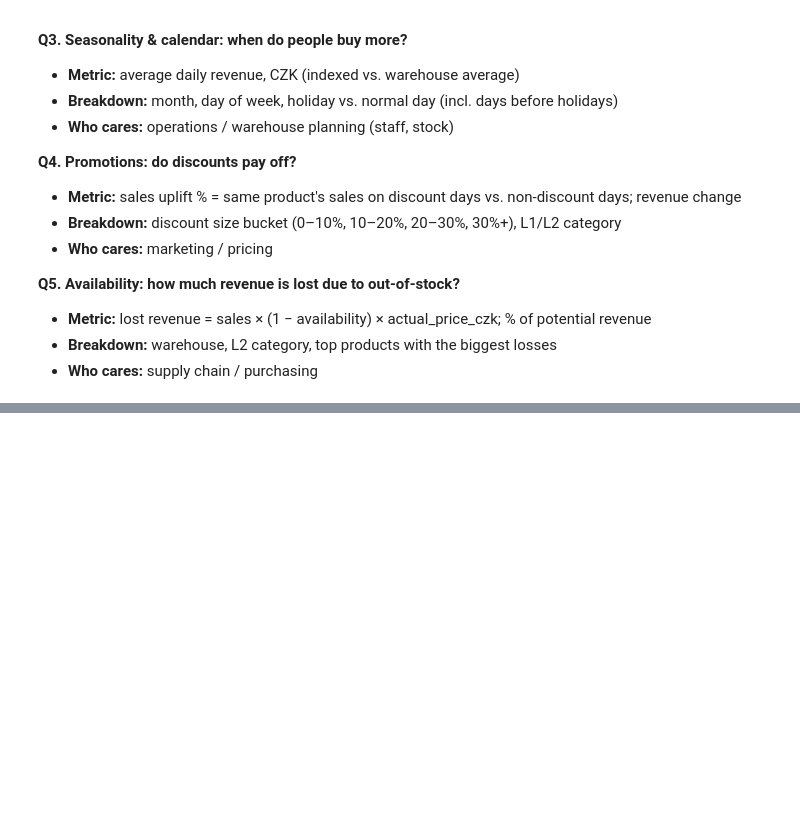
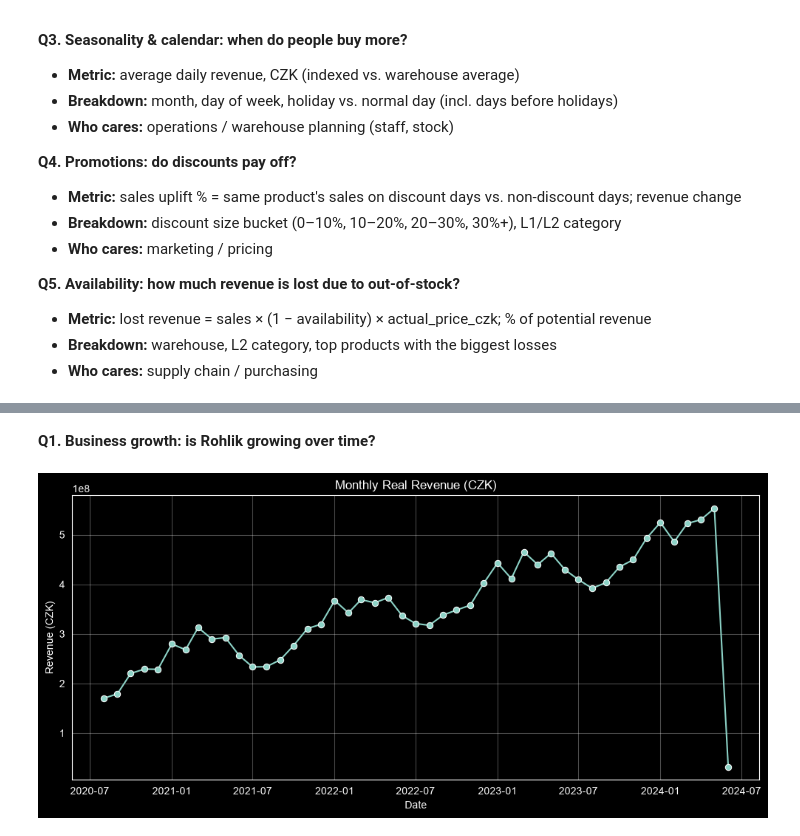
Before and after one commit to Bexshmex/Rohlik_Analysis, a Jupyter notebook: notebooks/02_analysis.ipynb, the cells around one changed output, grey strips where cells are left out. Drawn from its saved outputs; the diff is of its cells as text; code cells hidden in the pictures; blank space fills up the shorter version.

Commit message:
Add star schema loader, Q1 growth SQL and notebook

```diff
--- a/notebooks/02_analysis.ipynb
+++ b/notebooks/02_analysis.ipynb
@@ -30,3 +30,6 @@ import numpy as np
 - **Metric:** lost revenue = sales × (1 − availability) × actual_price_czk; % of potential revenue
 - **Breakdown:** warehouse, L2 category, top products with the biggest losses
 - **Who cares:** supply chain / purchasing
+# %%
+df = pd.read_parquet('../data/analyzed/rohlik_cleaned.parquet')
+df.shape
@@ -32,0 +38,4 @@ import numpy as np
+# %%
+df['year'] = df['date'].dt.year
+df['month'] = df['date'].dt.month
+df['day_of_week'] = df['date'].dt.day_name()
@@ -32,0 +52,18 @@ import numpy as np
+# %% [markdown]
+**Q1. Business growth: is Rohlik growing over time?**
+# %%
+monthly_rev = (
+    df.set_index('date')['real_revenue_czk']
+    .resample('MS')
+    .sum()
+    .reset_index()
+)
+plt.figure(figsize=(12, 5))
+sns.lineplot(data=monthly_rev, x='date', y='real_revenue_czk', marker='o')
+plt.title('Monthly Real Revenue (CZK)')
+plt.xlabel('Date')
+plt.ylabel('Revenue (CZK)')
+plt.grid(True, alpha=0.3)
+plt.show()
+# %% [output]
+[figure, added]
```
Also changed, not shown: parts of 5 cells of this notebook, 7 other files.
